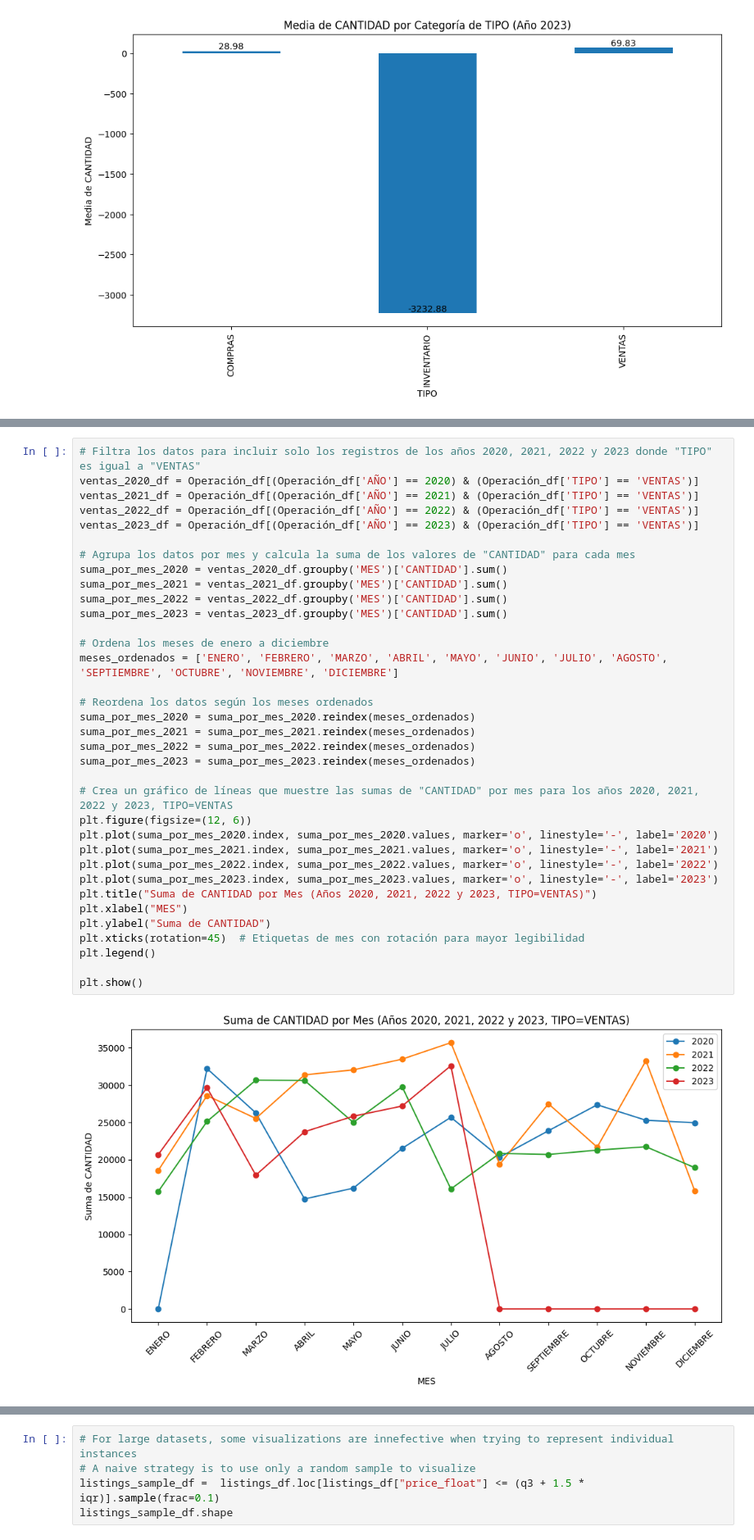
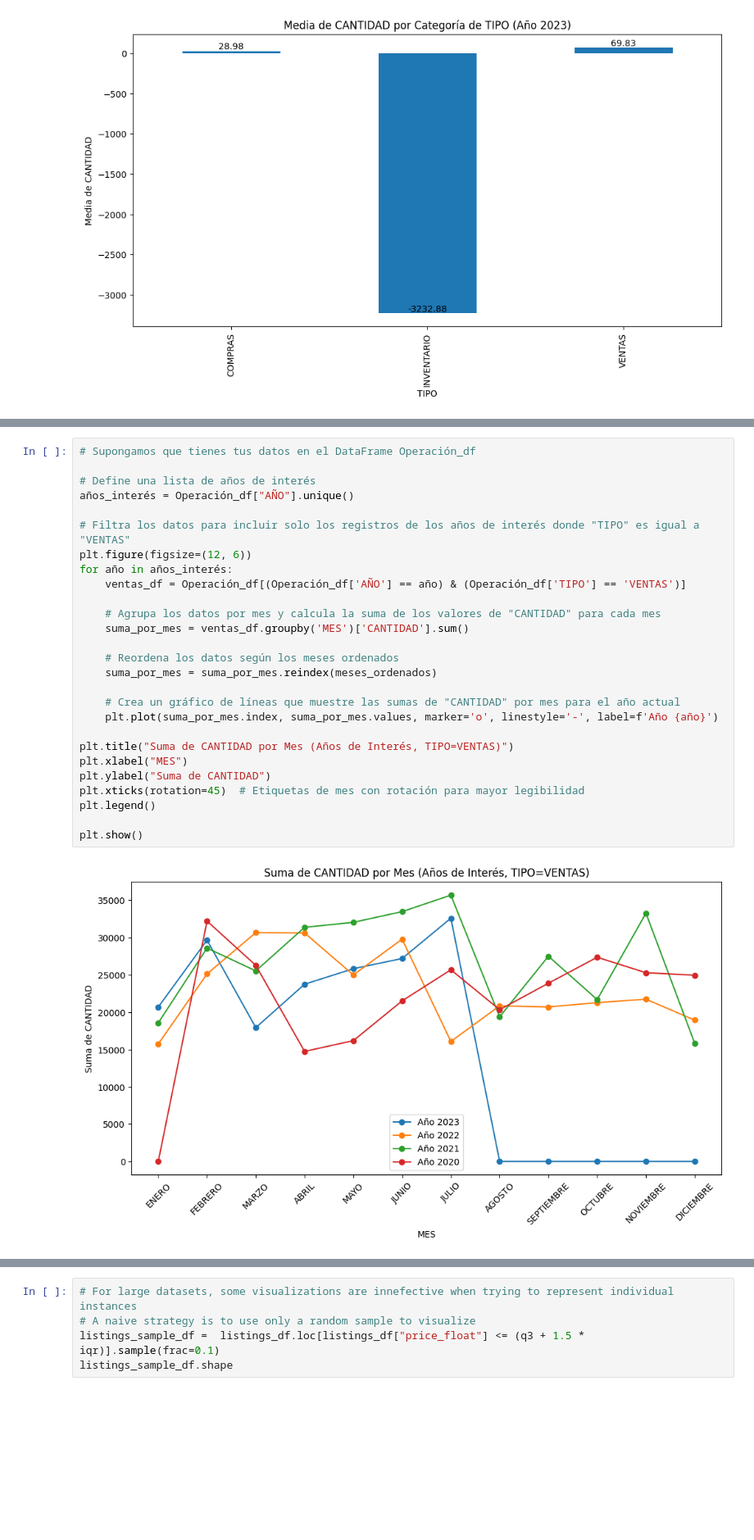
Before and after one commit to ingoscargiraldor/ingoscargiraldor, a Jupyter notebook: Operaciones_Anual.ipynb, the cells around one changed output, grey strips where cells are left out. Shown at 82% size. Saved outputs shown, nothing was run; the diff lists cells and outputs as text; blank space fills up the shorter version.

```diff
--- a/Operaciones_Anual.ipynb
+++ b/Operaciones_Anual.ipynb
@@ -476,38 +468,30 @@ plt.show()
 # %%
-# Filtra los datos para incluir solo los registros de los años 2020, 2021, 2022 y 2023 donde "TIPO" es igual a "VENTAS"
-ventas_2020_df = Operación_df[(Operación_df['AÑO'] == 2020) & (Operación_df['TIPO'] == 'VENTAS')]
-ventas_2021_df = Operación_df[(Operación_df['AÑO'] == 2021) & (Operación_df['TIPO'] == 'VENTAS')]
-ventas_2022_df = Operación_df[(Operación_df['AÑO'] == 2022) & (Operación_df['TIPO'] == 'VENTAS')]
-ventas_2023_df = Operación_df[(Operación_df['AÑO'] == 2023) & (Operación_df['TIPO'] == 'VENTAS')]
+# Supongamos que tienes tus datos en el DataFrame Operación_df
 
-# Agrupa los datos por mes y calcula la suma de los valores de "CANTIDAD" para cada mes
-suma_por_mes_2020 = ventas_2020_df.groupby('MES')['CANTIDAD'].sum()
-suma_por_mes_2021 = ventas_2021_df.groupby('MES')['CANTIDAD'].sum()
-suma_por_mes_2022 = ventas_2022_df.groupby('MES')['CANTIDAD'].sum()
-suma_por_mes_2023 = ventas_2023_df.groupby('MES')['CANTIDAD'].sum()
+# Define una lista de años de interés
+años_interés = Operación_df["AÑO"].unique()
 
-# Ordena los meses de enero a diciembre
-meses_ordenados = ['ENERO', 'FEBRERO', 'MARZO', 'ABRIL', 'MAYO', 'JUNIO', 'JULIO', 'AGOSTO', 'SEPTIEMBRE', 'OCTUBRE', 'NOVIEMBRE', 'DICIEMBRE']
+# Filtra los datos para incluir solo los registros de los años de interés donde "TIPO" es igual a "VENTAS"
+plt.figure(figsize=(12, 6))
+for año in años_interés:
+    ventas_df = Operación_df[(Operación_df['AÑO'] == año) & (Operación_df['TIPO'] == 'VENTAS')]
 
-# Reordena los datos según los meses ordenados
-suma_por_mes_2020 = suma_por_mes_2020.reindex(meses_ordenados)
-suma_por_mes_2021 = suma_por_mes_2021.reindex(meses_ordenados)
-suma_por_mes_2022 = suma_por_mes_2022.reindex(meses_ordenados)
-suma_por_mes_2023 = suma_por_mes_2023.reindex(meses_ordenados)
+    # Agrupa los datos por mes y calcula la suma de los valores de "CANTIDAD" para cada mes
+    suma_por_mes = ventas_df.groupby('MES')['CANTIDAD'].sum()
 
-# Crea un gráfico de líneas que muestre las sumas de "CANTIDAD" por mes para los años 2020, 2021, 2022 y 2023, TIPO=VENTAS
-plt.figure(figsize=(12, 6))
-plt.plot(suma_por_mes_2020.index, suma_por_mes_2020.values, marker='o', linestyle='-', label='2020')
-plt.plot(suma_por_mes_2021.index, suma_por_mes_2021.values, marker='o', linestyle='-', label='2021')
-plt.plot(suma_por_mes_2022.index, suma_por_mes_2022.values, marker='o', linestyle='-', label='2022')
-plt.plot(suma_por_mes_2023.index, suma_por_mes_2023.values, marker='o', linestyle='-', label='2023')
-plt.title("Suma de CANTIDAD por Mes (Años 2020, 2021, 2022 y 2023, TIPO=VENTAS)")
+    # Reordena los datos según los meses ordenados
+    suma_por_mes = suma_por_mes.reindex(meses_ordenados)
+
+    # Crea un gráfico de líneas que muestre las sumas de "CANTIDAD" por mes para el año actual
+    plt.plot(suma_por_mes.index, suma_por_mes.values, marker='o', linestyle='-', label=f'Año {año}')
+
+plt.title("Suma de CANTIDAD por Mes (Años de Interés, TIPO=VENTAS)")
 plt.xlabel("MES")
 plt.ylabel("Suma de CANTIDAD")
 plt.xticks(rotation=45)  # Etiquetas de mes con rotación para mayor legibilidad
 plt.legend()
 
 plt.show()
 # %% [output]
-[figure, old version]
+[figure, new version]
 # %%
```
Also changed, not shown: parts of 3 cells of this notebook.
